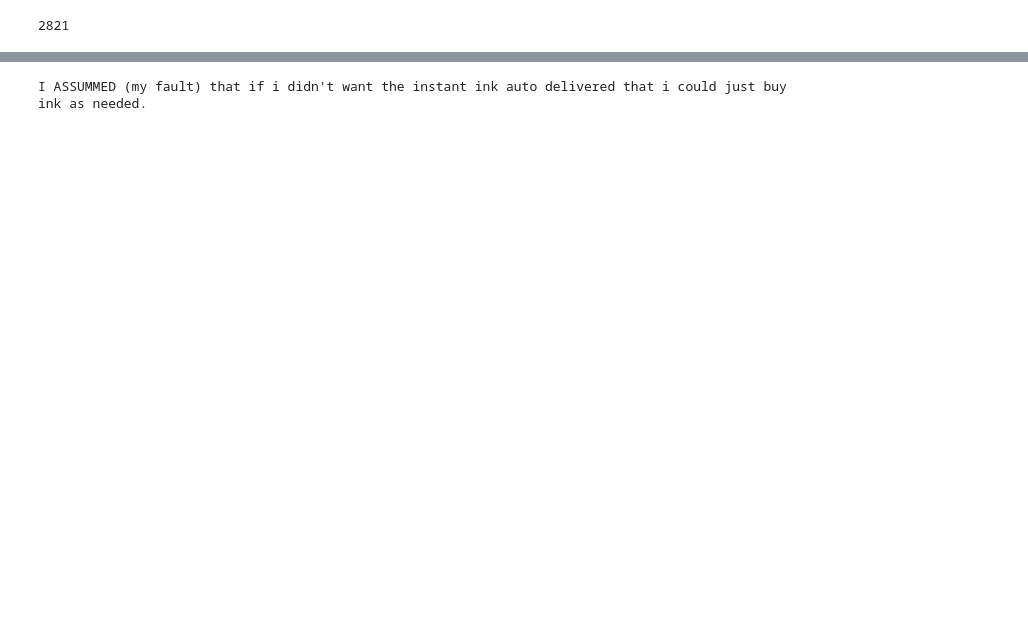
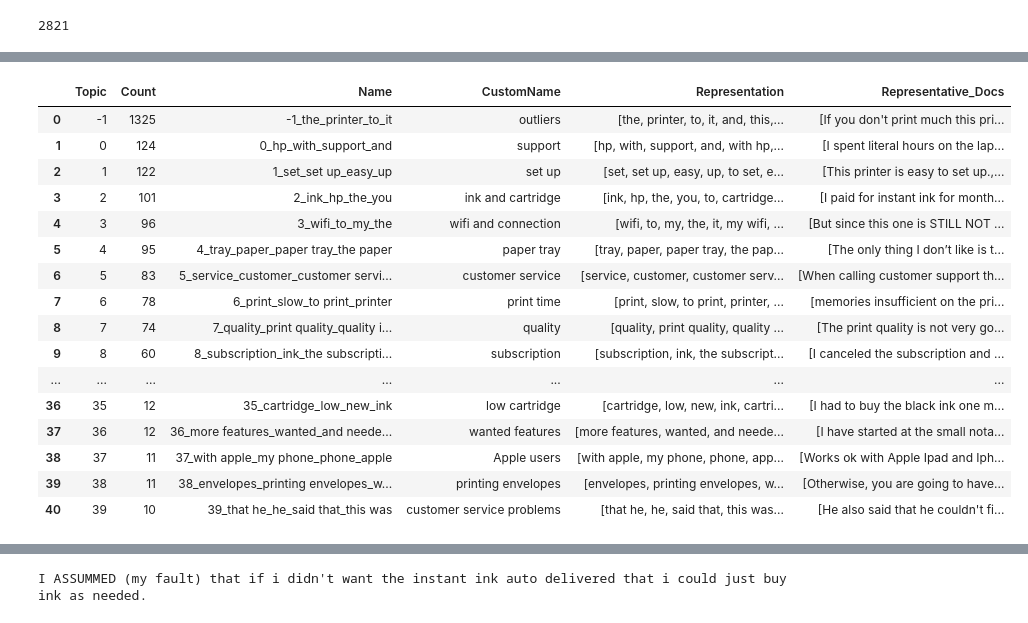
Before and after one commit to MrPio/AmazonReviewsMarketTrends, a Jupyter notebook: 3-topic_modeling/topic_modeling.ipynb, the cells around one changed output, grey strips where cells are left out. Cells and saved outputs as stored; diff of their text form; code cells hidden in the pictures; blank space fills up the shorter version.

Commit message:
Finish topic_modeling. Start its doc

```diff
--- a/3-topic_modeling/topic_modeling.ipynb
+++ b/3-topic_modeling/topic_modeling.ipynb
@@ -41,11 +38,11 @@ topic_model = BERTopic(
     language="english",
     calculate_probabilities=True,
     verbose=True,
-    # embedding_model=sentence_model,
+    embedding_model=sentence_model,
     # umap_model=umap_model,
     # hdbscan_model=hdbscan_model,
-    # vectorizer_model=vectorizer,
-    n_gram_range=(1, 2)
+    vectorizer_model=vectorizer,
+    n_gram_range=(1, 3)
 )
 topics, probs = topic_model.fit_transform(corpus, embeddings)
 topic_model.get_topic_info()
@@ -69,0 +73,22 @@ topic_model.get_topic_info()
+# %%
+results_df = topic_model.get_topic_info()
+results_df.to_csv('topic_modeling.csv')
+results_df
+# %% [output]
+|  | Topic | Count | Name | CustomName | Representation | Representative_Docs |
+| 0 | -1 | 1325 | -1_the_printer_to_it | outliers | [the, printer, to, it, and, this,... | [If you don't print much this pri... |
+| 1 | 0 | 124 | 0_hp_with_support_and | support | [hp, with, support, and, with hp,... | [I spent literal hours on the lap... |
+| 2 | 1 | 122 | 1_set_set up_easy_up | set up | [set, set up, easy, up, to set, e... | [This printer is easy to set up.,... |
+| 3 | 2 | 101 | 2_ink_hp_the_you | ink and cartridge | [ink, hp, the, you, to, cartridge... | [I paid for instant ink for month... |
+| 4 | 3 | 96 | 3_wifi_to_my_the | wifi and connection | [wifi, to, my, the, it, my wifi, ... | [But since this one is STILL NOT ... |
+| 5 | 4 | 95 | 4_tray_paper_paper tray_the paper | paper tray | [tray, paper, paper tray, the pap... | [The only thing I don’t like is t... |
+| 6 | 5 | 83 | 5_service_customer_customer servi... | customer service | [service, customer, customer serv... | [When calling customer support th... |
+| 7 | 6 | 78 | 6_print_slow_to print_printer | print time | [print, slow, to print, printer, ... | [memories insufficient on the pri... |
+| 8 | 7 | 74 | 7_quality_print quality_quality i... | quality | [quality, print quality, quality ... | [The print quality is not very go... |
+| 9 | 8 | 60 | 8_subscription_ink_the subscripti... | subscription | [subscription, ink, the subscript... | [I canceled the subscription and ... |
+| ... | ... | ... | ... | ... | ... | ... |
+| 36 | 35 | 12 | 35_cartridge_low_new_ink | low cartridge | [cartridge, low, new, ink, cartri... | [I had to buy the black ink one m... |
+| 37 | 36 | 12 | 36_more features_wanted_and neede... | wanted features | [more features, wanted, and neede... | [I have started at the small nota... |
+| 38 | 37 | 11 | 37_with apple_my phone_phone_apple | Apple users | [with apple, my phone, phone, app... | [Works ok with Apple Ipad and Iph... |
+| 39 | 38 | 11 | 38_envelopes_printing envelopes_w... | printing envelopes | [envelopes, printing envelopes, w... | [Otherwise, you are going to have... |
+| 40 | 39 | 10 | 39_that he_he_said that_this was | customer service problems | [that he, he, said that, this was... | [He also said that he couldn't fi... |
```
Also changed, not shown: parts of 12 cells of this notebook, 7 other files.
